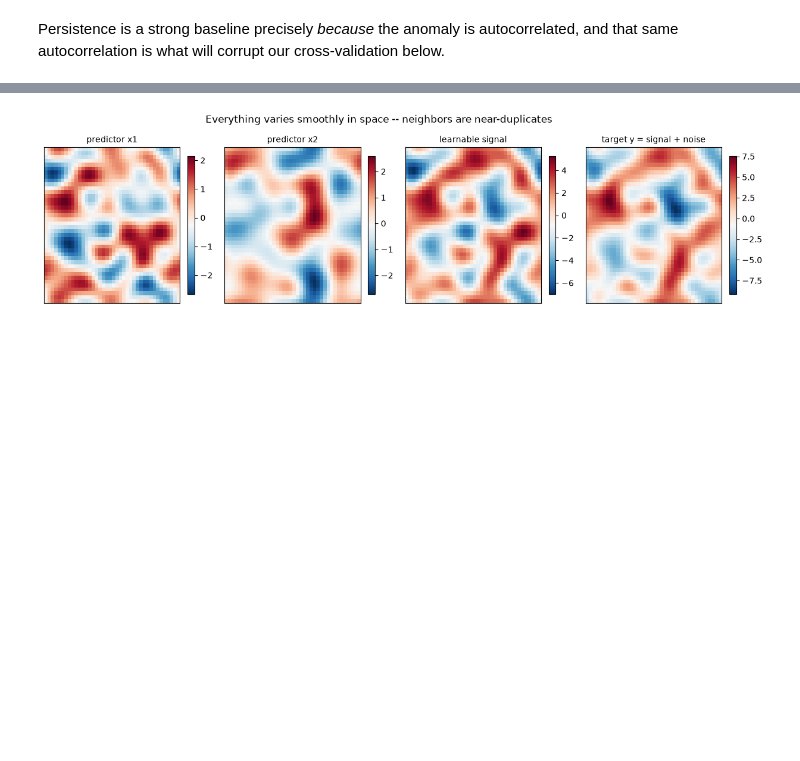
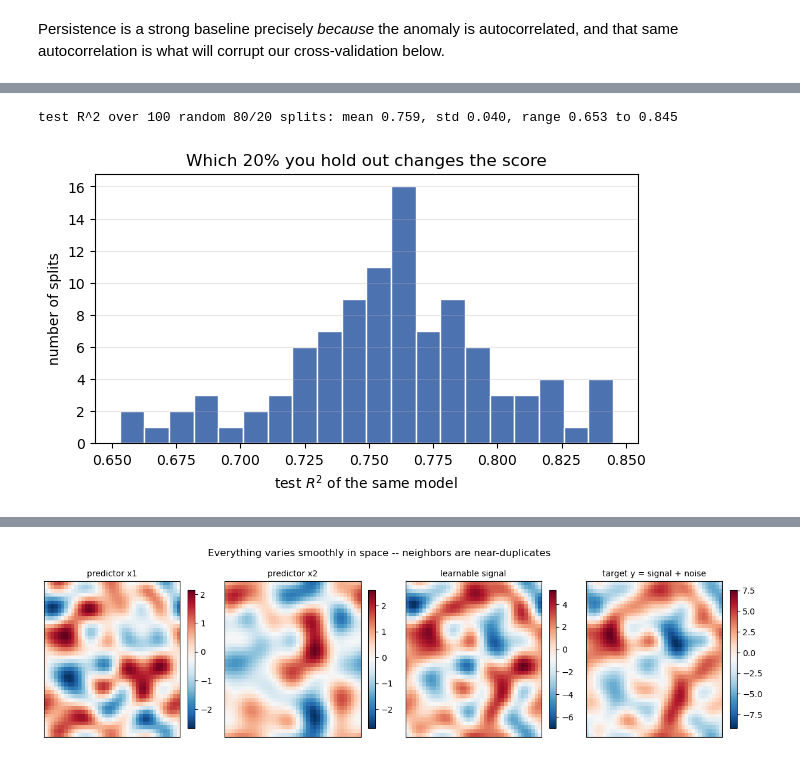
Before and after one commit to dmw2166/ML4Climate2026, a Jupyter notebook: lectures_ML/ModelEvaluation/validation.ipynb, the cells around one changed output, grey strips where cells are left out. Saved outputs shown, nothing was run; the diff lists cells and outputs as text; code cells hidden in the pictures; blank space fills up the shorter version.

```diff
--- a/lectures_ML/ModelEvaluation/validation.ipynb
+++ b/lectures_ML/ModelEvaluation/validation.ipynb
@@ -75,0 +91,32 @@ same autocorrelation is what will corrupt our cross-validation below.
+# %%
+from sklearn.model_selection import train_test_split
+from sklearn.neighbors import KNeighborsRegressor
+from sklearn.pipeline import make_pipeline
+from sklearn.preprocessing import StandardScaler
+
+rng = np.random.default_rng(1)
+n = 300
+X_iid = rng.uniform(-3, 3, size=(n, 2))
+y_iid = np.sin(X_iid[:, 0]) + 0.2 * X_iid[:, 1] ** 2 + rng.normal(0, 0.4, n)
+
+knn10 = make_pipeline(StandardScaler(), KNeighborsRegressor(n_neighbors=10))
+
+holdout_scores = []
+for seed in range(100):
+    Xtr, Xte, ytr, yte = train_test_split(X_iid, y_iid, test_size=0.2, random_state=seed)
+    holdout_scores.append(knn10.fit(Xtr, ytr).score(Xte, yte))
+holdout_scores = np.array(holdout_scores)
+
+print(f"test R^2 over 100 random 80/20 splits: mean {holdout_scores.mean():.3f}, "
+      f"std {holdout_scores.std():.3f}, range {holdout_scores.min():.3f} to {holdout_scores.max():.3f}")
+
+plt.figure(figsize=(7, 3.5))
+plt.hist(holdout_scores, bins=20, color="#4c72b0", edgecolor="white")
+plt.xlabel("test $R^2$ of the same model")
+plt.ylabel("number of splits")
+plt.title("Which 20% you hold out changes the score")
+plt.grid(axis="y", alpha=0.3)
+plt.show()
+# %% [output]
+test R^2 over 100 random 80/20 splits: mean 0.759, std 0.040, range 0.653 to 0.845
+[figure, added]
```
Also changed, not shown: parts of 33 cells of this notebook, 2 other files.
